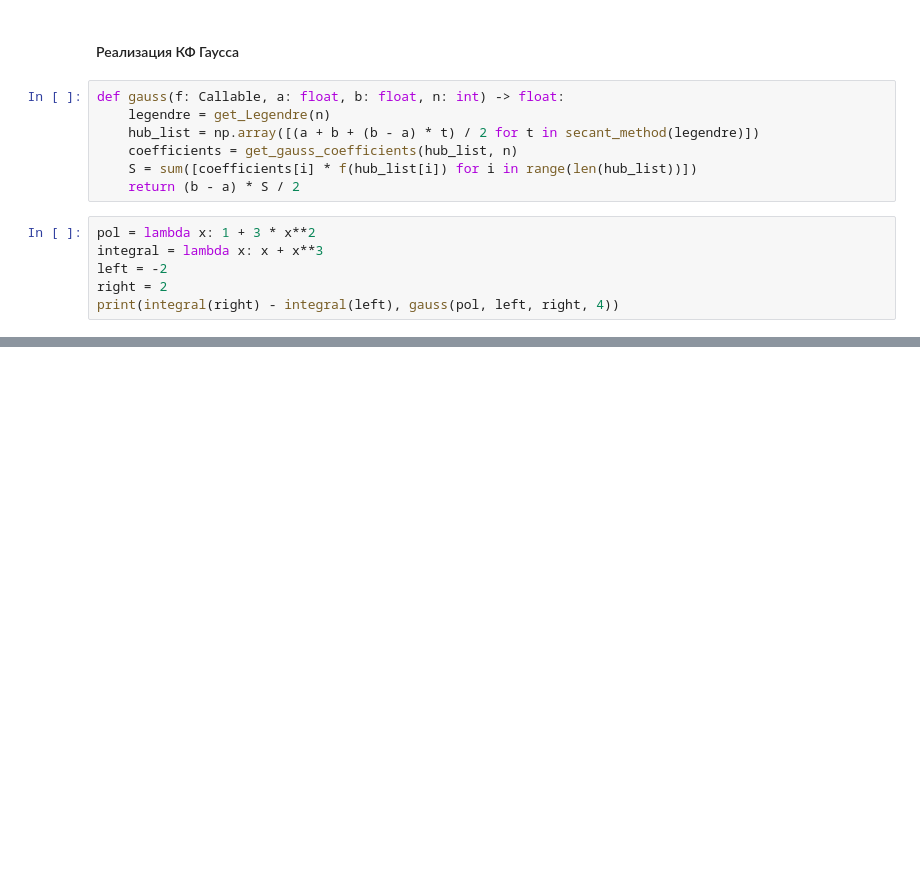
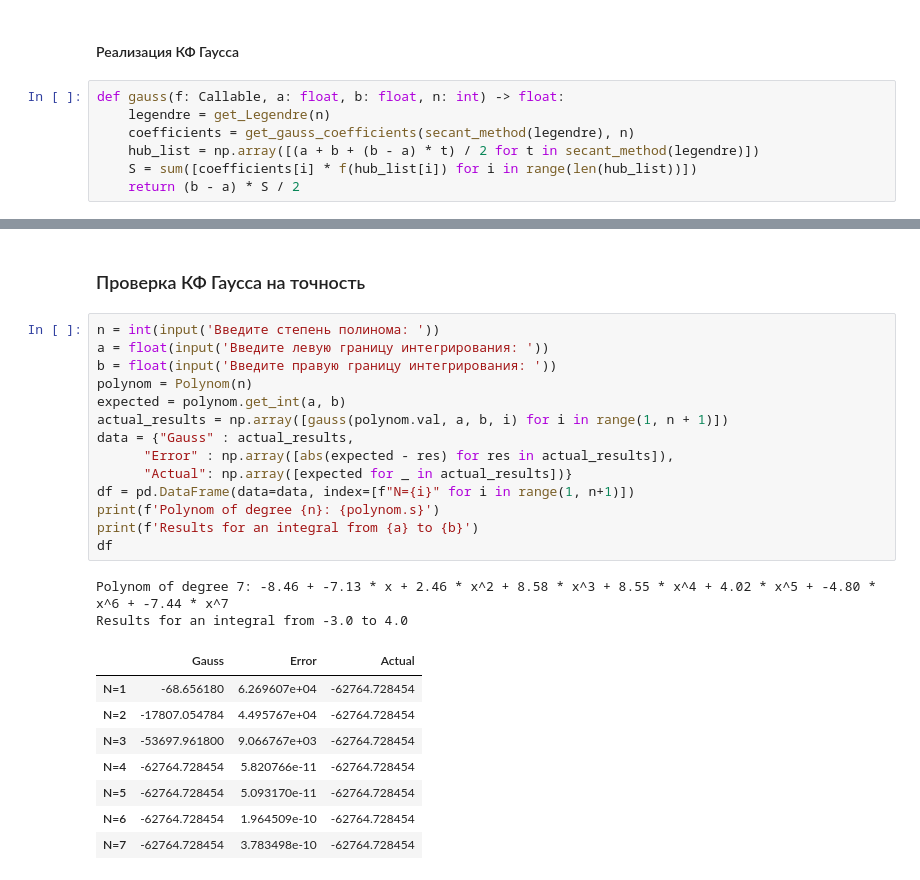
Before and after one commit to astatochek/mm-comp-wksp-04, a Jupyter notebook: 5.1 New Type of Integrals/note.ipynb, the cells around one changed output, grey strips where cells are left out. Drawn from its saved outputs; the diff is of its cells as text; blank space fills up the shorter version.

```diff
--- a/5.1 New Type of Integrals/note.ipynb
+++ b/5.1 New Type of Integrals/note.ipynb
@@ -102,13 +142,7 @@ df
 # %%
 def gauss(f: Callable, a: float, b: float, n: int) -> float:
     legendre = get_Legendre(n)
+    coefficients = get_gauss_coefficients(secant_method(legendre), n)
     hub_list = np.array([(a + b + (b - a) * t) / 2 for t in secant_method(legendre)])
-    coefficients = get_gauss_coefficients(hub_list, n)
     S = sum([coefficients[i] * f(hub_list[i]) for i in range(len(hub_list))])
     return (b - a) * S / 2
-# %%
-pol = lambda x: 1 + 3 * x**2
-integral = lambda x: x + x**3
-left = -2
-right = 2
-print(integral(right) - integral(left), gauss(pol, left, right, 4))
@@ -144,0 +196,27 @@ show_graph(6)
+# %% [markdown]
+### Проверка КФ Гаусса на точность
+# %%
+n = int(input('Введите степень полинома: '))
+a = float(input('Введите левую границу интегрирования: '))
+b = float(input('Введите правую границу интегрирования: '))
+polynom = Polynom(n)
+expected = polynom.get_int(a, b)
+actual_results = np.array([gauss(polynom.val, a, b, i) for i in range(1, n + 1)])
+data = {"Gauss" : actual_results,
+      "Error" : np.array([abs(expected - res) for res in actual_results]),
+      "Actual": np.array([expected for _ in actual_results])}
+df = pd.DataFrame(data=data, index=[f"N={i}" for i in range(1, n+1)])
+print(f'Polynom of degree {n}: {polynom.s}')
+print(f'Results for an integral from {a} to {b}')
+df
+# %% [output]
+Polynom of degree 7: -8.46 + -7.13 * x + 2.46 * x^2 + 8.58 * x^3 + 8.55 * x^4 + 4.02 * x^5 + -4.80 * x^6 + -7.44 * x^7
+Results for an integral from -3.0 to 4.0
+|  | Gauss | Error | Actual |
+| N=1 | -68.656180 | 6.269607e+04 | -62764.728454 |
+| N=2 | -17807.054784 | 4.495767e+04 | -62764.728454 |
+| N=3 | -53697.961800 | 9.066767e+03 | -62764.728454 |
+| N=4 | -62764.728454 | 5.820766e-11 | -62764.728454 |
+| N=5 | -62764.728454 | 5.093170e-11 | -62764.728454 |
+| N=6 | -62764.728454 | 1.964509e-10 | -62764.728454 |
+| N=7 | -62764.728454 | 3.783498e-10 | -62764.728454 |
```
Also changed, not shown: parts of 8 cells of this notebook.
